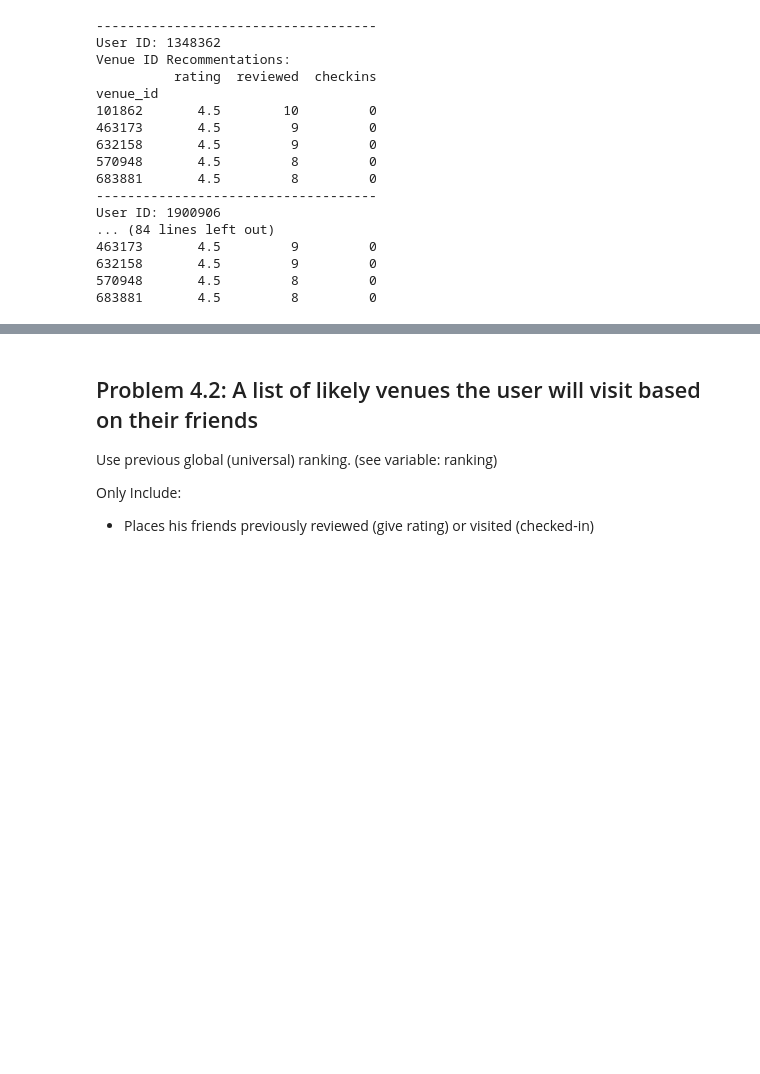
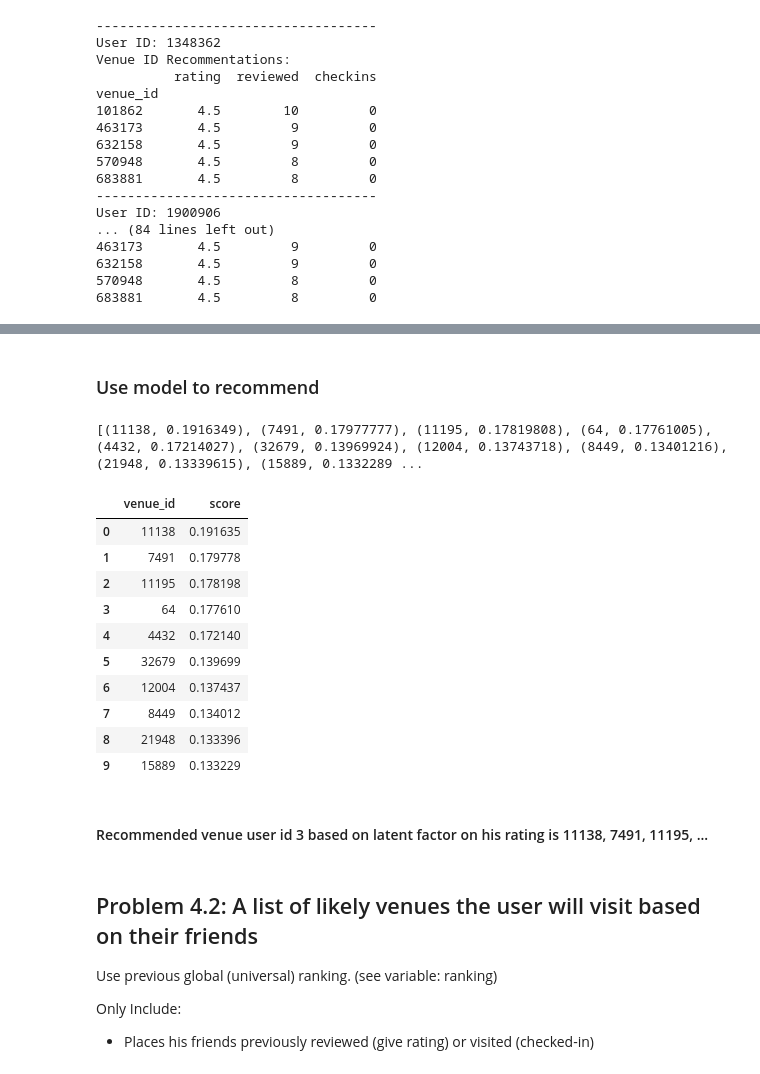
Before and after one commit to stefanauwyang/ml-engineer, a Jupyter notebook: ML-Engineer-Notebook.ipynb, the cells around one changed output, grey strips where cells are left out. Saved outputs shown, nothing was run; the diff lists cells and outputs as text; code cells hidden in the pictures; blank space fills up the shorter version.

```diff
--- a/ML-Engineer-Notebook.ipynb
+++ b/ML-Engineer-Notebook.ipynb
@@ -458,3 +496,28 @@ User ID: 1900906
+# %% [markdown]
+### Use model to recommend
+# %%
+user_id = 3
+recommended = model.recommend(user_id, sparse_user_venue)
+print(recommended)
+# %% [output]
+[(11138, 0.1916349), (7491, 0.17977777), (11195, 0.17819808), (64, 0.17761005), (4432, 0.17214027), (32679, 0.13969924), (12004, 0.13743718), (8449, 0.13401216), (21948, 0.13339615), (15889, 0.1332289 ...
+# %%
+rec = pd.DataFrame(recommended, columns=['venue_id', 'score'])
+rec.sort_values(['score'], ascending=False)
+# %% [output]
+|  | venue_id | score |
+| 0 | 11138 | 0.191635 |
+| 1 | 7491 | 0.179778 |
+| 2 | 11195 | 0.178198 |
+| 3 | 64 | 0.177610 |
+| 4 | 4432 | 0.172140 |
+| 5 | 32679 | 0.139699 |
+| 6 | 12004 | 0.137437 |
+| 7 | 8449 | 0.134012 |
+| 8 | 21948 | 0.133396 |
+| 9 | 15889 | 0.133229 |
+# %% [markdown]
+#### Recommended venue user id 3 based on latent factor on his rating is 11138, 7491, 11195, ...
 # %% [markdown]
 ## Problem 4.2: A list of likely venues the user will visit based on their friends
 
```
Also changed, not shown: parts of 28 cells of this notebook.
